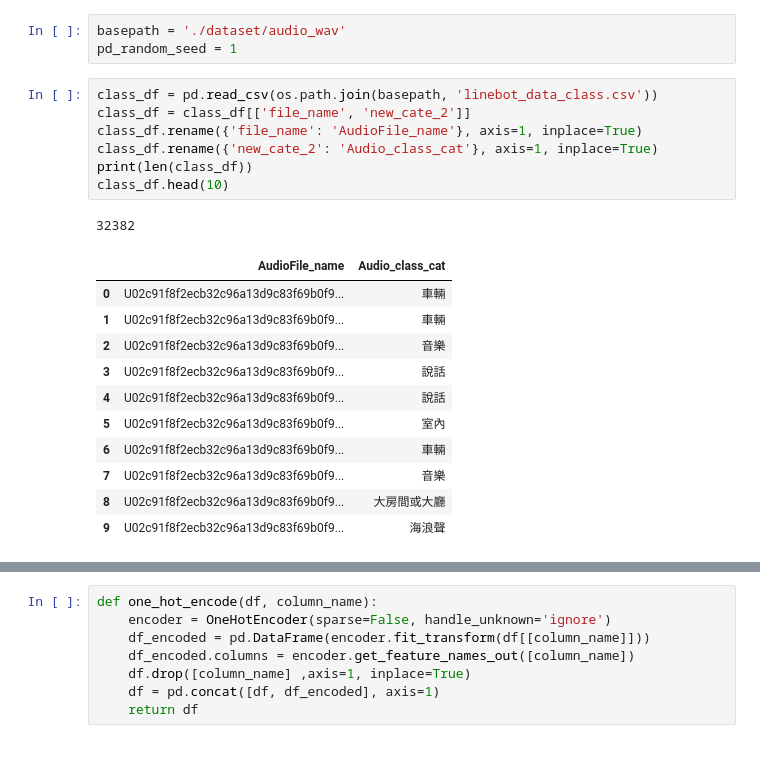
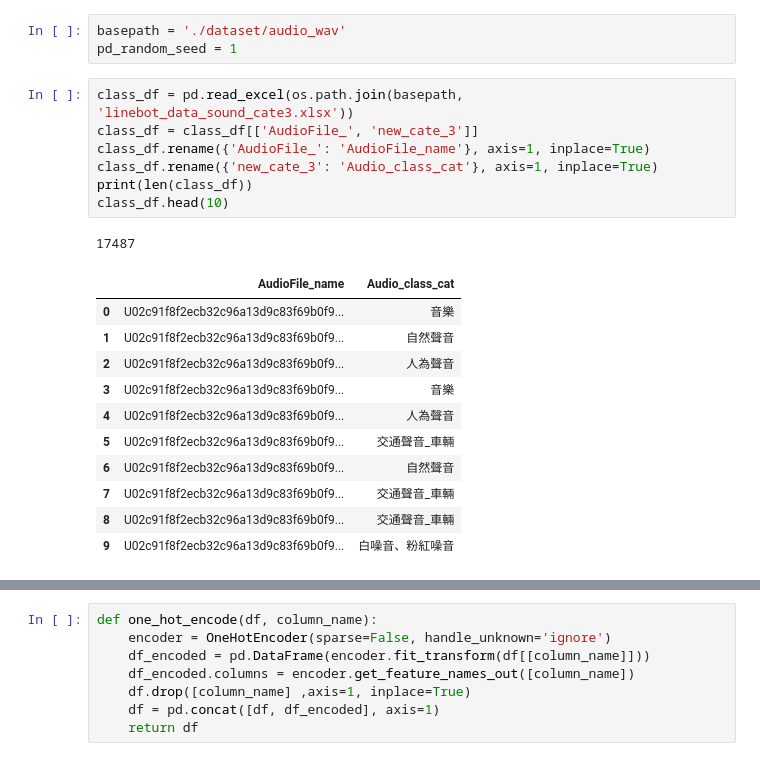
Before and after one commit to DENGRENHAO/Audio_Assessment, a Jupyter notebook: Create_dataset_for_Gradient_Boosting_latest.ipynb, the cells around one changed output, grey strips where cells are left out. Drawn from its saved outputs; the diff is of its cells as text.

```diff
--- a/Create_dataset_for_Gradient_Boosting_latest.ipynb
+++ b/Create_dataset_for_Gradient_Boosting_latest.ipynb
@@ -9,25 +9,25 @@ from sklearn.preprocessing import OneHotEncoder
 basepath = './dataset/audio_wav'
 pd_random_seed = 1
 # %%
-class_df = pd.read_csv(os.path.join(basepath, 'linebot_data_class.csv'))
-class_df = class_df[['file_name', 'new_cate_2']]
-class_df.rename({'file_name': 'AudioFile_name'}, axis=1, inplace=True)
-class_df.rename({'new_cate_2': 'Audio_class_cat'}, axis=1, inplace=True)
+class_df = pd.read_excel(os.path.join(basepath, 'linebot_data_sound_cate3.xlsx'))
+class_df = class_df[['AudioFile_', 'new_cate_3']]
+class_df.rename({'AudioFile_': 'AudioFile_name'}, axis=1, inplace=True)
+class_df.rename({'new_cate_3': 'Audio_class_cat'}, axis=1, inplace=True)
 print(len(class_df))
 class_df.head(10)
 # %% [output]
-32382
+17487
 |  | AudioFile_name | Audio_class_cat |
-| 0 | U02c91f8f2ecb32c96a13d9c83f69b0f9... | 車輛 |
-| 1 | U02c91f8f2ecb32c96a13d9c83f69b0f9... | 車輛 |
-| 2 | U02c91f8f2ecb32c96a13d9c83f69b0f9... | 音樂 |
-| 3 | U02c91f8f2ecb32c96a13d9c83f69b0f9... | 說話 |
-| 4 | U02c91f8f2ecb32c96a13d9c83f69b0f9... | 說話 |
-| 5 | U02c91f8f2ecb32c96a13d9c83f69b0f9... | 室內 |
-| 6 | U02c91f8f2ecb32c96a13d9c83f69b0f9... | 車輛 |
-| 7 | U02c91f8f2ecb32c96a13d9c83f69b0f9... | 音樂 |
-| 8 | U02c91f8f2ecb32c96a13d9c83f69b0f9... | 大房間或大廳 |
-| 9 | U02c91f8f2ecb32c96a13d9c83f69b0f9... | 海浪聲 |
+| 0 | U02c91f8f2ecb32c96a13d9c83f69b0f9... | 音樂 |
+| 1 | U02c91f8f2ecb32c96a13d9c83f69b0f9... | 自然聲音 |
+| 2 | U02c91f8f2ecb32c96a13d9c83f69b0f9... | 人為聲音 |
+| 3 | U02c91f8f2ecb32c96a13d9c83f69b0f9... | 音樂 |
+| 4 | U02c91f8f2ecb32c96a13d9c83f69b0f9... | 人為聲音 |
+| 5 | U02c91f8f2ecb32c96a13d9c83f69b0f9... | 交通聲音_車輛 |
+| 6 | U02c91f8f2ecb32c96a13d9c83f69b0f9... | 自然聲音 |
+| 7 | U02c91f8f2ecb32c96a13d9c83f69b0f9... | 交通聲音_車輛 |
+| 8 | U02c91f8f2ecb32c96a13d9c83f69b0f9... | 交通聲音_車輛 |
+| 9 | U02c91f8f2ecb32c96a13d9c83f69b0f9... | 白噪音、粉紅噪音 |
 # %%
 cat, cnt = np.unique(np.asarray(class_df['Audio_class_cat']), return_counts=True)
 print(cat)
```
Also changed, not shown: parts of 21 cells of this notebook.
